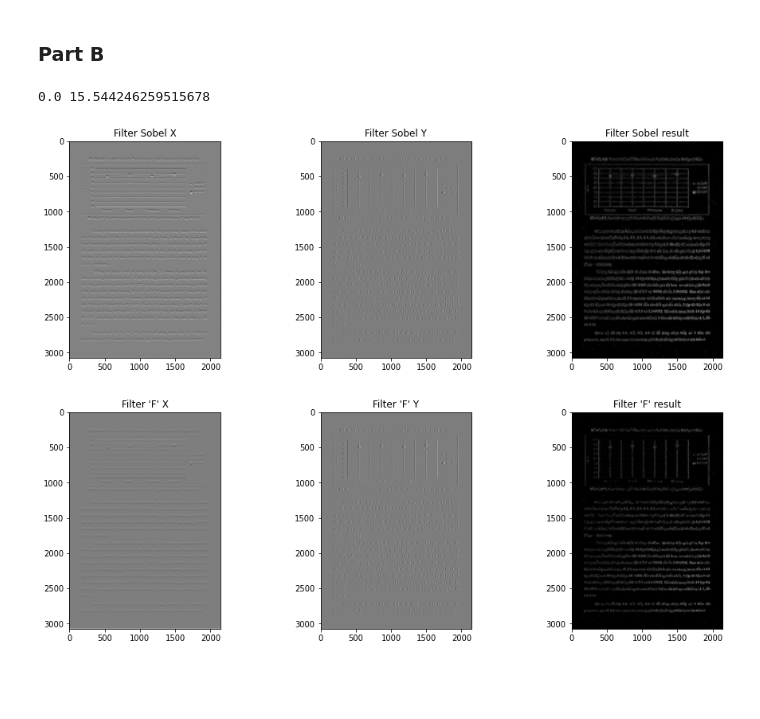
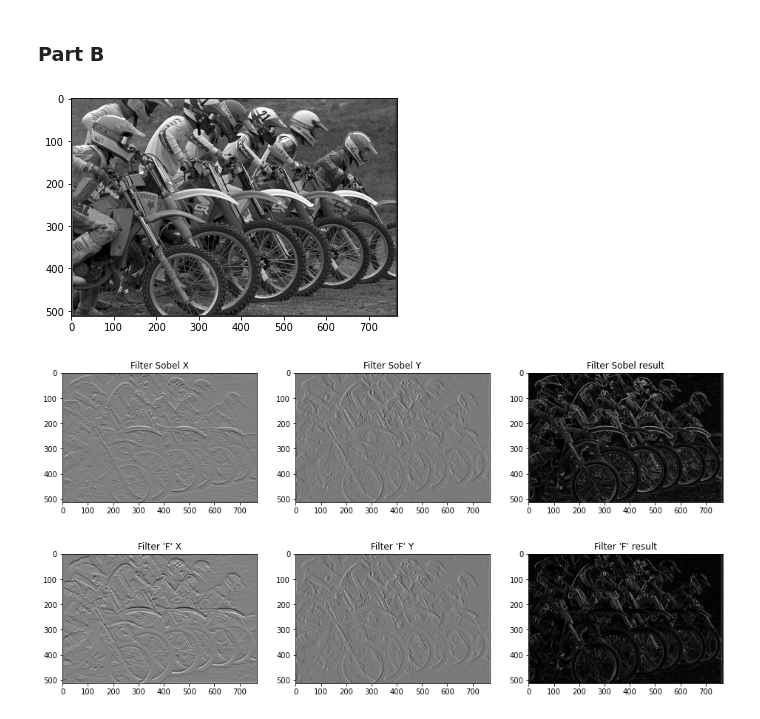
Before and after one commit to erfansobhaei/imgprcsings, a Jupyter notebook: part1/problem4/EdgeDetection&Enhancement.ipynb, the cells around one changed output. Saved outputs shown, nothing was run; the diff lists cells and outputs as text; code cells hidden in the pictures; blank space fills up the shorter version.

```diff
--- a/part1/problem4/EdgeDetection&Enhancement.ipynb
+++ b/part1/problem4/EdgeDetection&Enhancement.ipynb
@@ -88,38 +97,47 @@ plt.show()
 [figure]
 # %% [markdown]
 ### Part B
+# %%
+# Reading Kodim05 image in grayscale mode
+kodim05 = cv2.imread("../../images/kodim05.png", cv2.IMREAD_GRAYSCALE)
+
+# Showing the image
+plt.imshow(kodim05, cmap="gray")
+plt.show()
+# %% [output]
+[figure, added]
 # %%
-paper = cv2.normalize(
-    paper, None, alpha=0, beta=1, norm_type=cv2.NORM_MINMAX, dtype=cv2.CV_32F
+# Normalizing kodim05 image on (0,1)
+kodim05 = cv2.normalize(
+    kodim05, None, alpha=0, beta=1, norm_type=cv2.NORM_MINMAX, dtype=cv2.CV_32F
 )
 
 ddepth = cv2.CV_64F
 
-paper_edge_x = cv2.Sobel(paper, ddepth, 0, 1, ksize=5)
-paper_edge_y = cv2.Sobel(paper, ddepth, 1, 0, ksize=5)
+# Applyinf Sobel filter
+kodim05_edge_x = cv2.Sobel(kodim05, ddepth, 0, 1, ksize=5)
+kodim05_edge_y = cv2.Sobel(kodim05, ddepth, 1, 0, ksize=5)
+kodim05_edge_sobel = np.sqrt((kodim05_edge_x ** 2) + (kodim05_edge_y ** 2))
 
-paper_edge_sobel = np.sqrt((paper_edge_x ** 2) + (paper_edge_y ** 2))
-
-print(paper_edge_sobel.min(), paper_edge_sobel.max())
-
-paper_edge_sobel = cv2.normalize(
-    paper_edge_sobel, None, alpha=0, beta=1, norm_type=cv2.NORM_MINMAX, dtype=cv2.CV_64F
+# Normalizing result of Sobel filter
+kodim05_edge_sobel = cv2.normalize(
+    kodim05_edge_sobel, None, alpha=0, beta=1, norm_type=cv2.NORM_MINMAX, dtype=cv2.CV_64F
 )
 
-
+# Showing results of Sobel filter
 f, subplt = plt.subplots(1, 3, figsize=(16, 5))
-subplt[0].imshow(paper_edge_x, cmap="gray")
+subplt[0].imshow(kodim05_edge_x, cmap="gray")
 subplt[0].set_title("Filter Sobel X")
-subplt[1].imshow(paper_edge_y, cmap="gray")
+subplt[1].imshow(kodim05_edge_y, cmap="gray")
 subplt[1].set_title("Filter Sobel Y")
-subplt[2].imshow(paper_edge_sobel, cmap="gray")
+subplt[2].imshow(kodim05_edge_sobel, cmap="gray")
 subplt[2].set_title("Filter Sobel result")
 
 plt.show()
 # %% [output]
-0.0 15.544246259515678
-[figure, old version]
+[figure, new version]
 # %%
+# Defining F filter
 F = [
     -0.0052625,
     -0.0173466,
@@ -136,29 +154,35 @@ F = [
     +0.0052625,
 ]
 
-paper_edge_Y = np.zeros(paper.shape)
-for i, row in enumerate(paper):
-    paper_edge_x[i] = np.convolve(F, row, mode="same")
+kodim05_edge_Y = np.zeros(kodim05.shape)
 
-paper_edge_x = np.zeros(paper.shape)
-for i, row in enumerate(paper.T):
-    paper_edge_x.T[i] = np.convolve(F, row, mode="same")
+# Applying F filter to kodim05 image
+for i, row in enumerate(kodim05):
+    # Convolving F filter on each row
+    kodim05_edge_x[i] = np.convolve(F, row, mode="same")
 
-paper_edge_F = np.sqrt((paper_edge_x ** 2) + (paper_edge_y ** 2))
+kodim05_edge_x = np.zeros(kodim05.shape)
+for i, row in enumerate(kodim05.T):
+    # Convolving F filter on each column
+    kodim05_edge_x.T[i] = np.convolve(F, row, mode="same")
 
-paper_edge_F = cv2.normalize(
-    paper_edge_F, None, alpha=0, beta=1, norm_type=cv2.NORM_MINMAX, dtype=cv2.CV_64F
+kodim05_edge_F = np.sqrt((kodim05_edge_x ** 2) + (kodim05_edge_y ** 2))
+
+# Normalizing result of F filter
+kodim05_edge_F = cv2.normalize(
+    kodim05_edge_F, None, alpha=0, beta=1, norm_type=cv2.NORM_MINMAX, dtype=cv2.CV_64F
 )
 
+# Showing results of F filter
 f, subplt = plt.subplots(1, 3, figsize=(16, 5))
-subplt[0].imshow(paper_edge_x, cmap="gray")
+subplt[0].imshow(kodim05_edge_x, cmap="gray")
 subplt[0].set_title("Filter 'F' X")
-subplt[1].imshow(paper_edge_y, cmap="gray")
+subplt[1].imshow(kodim05_edge_y, cmap="gray")
 subplt[1].set_title("Filter 'F' Y")
-subplt[2].imshow(paper_edge_F, cmap="gray")
+subplt[2].imshow(kodim05_edge_F, cmap="gray")
 subplt[2].set_title("Filter 'F' result")
 
 plt.show()
 # %% [output]
-[figure, old version]
+[figure, new version]
 # %%
```
Also changed, not shown: parts of 6 cells of this notebook.
